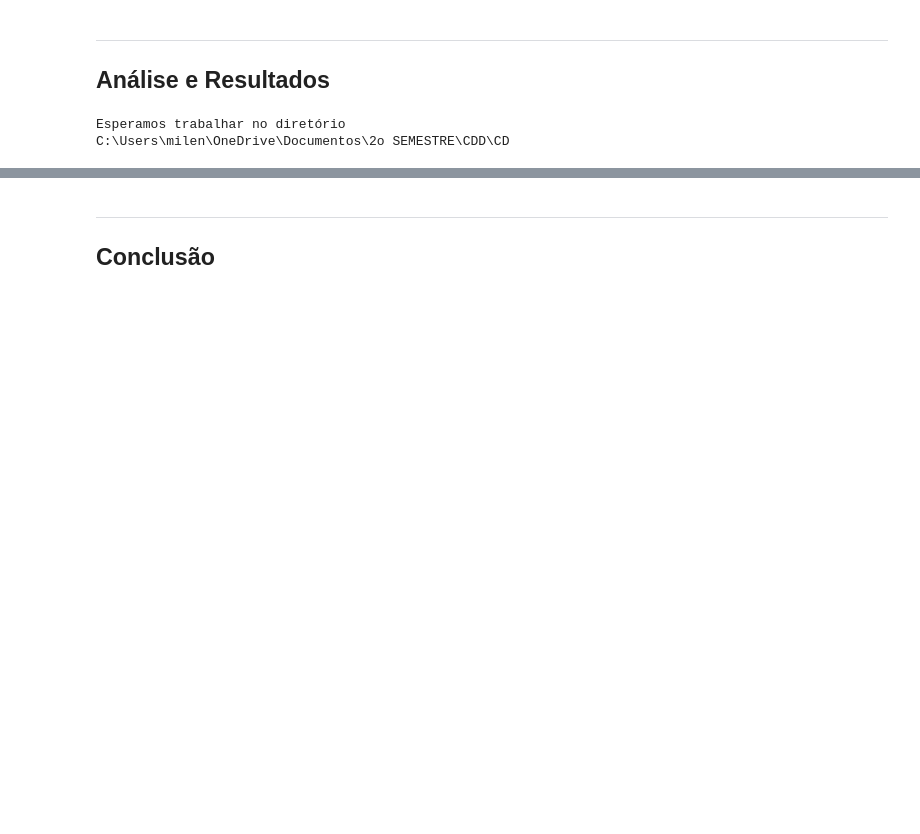
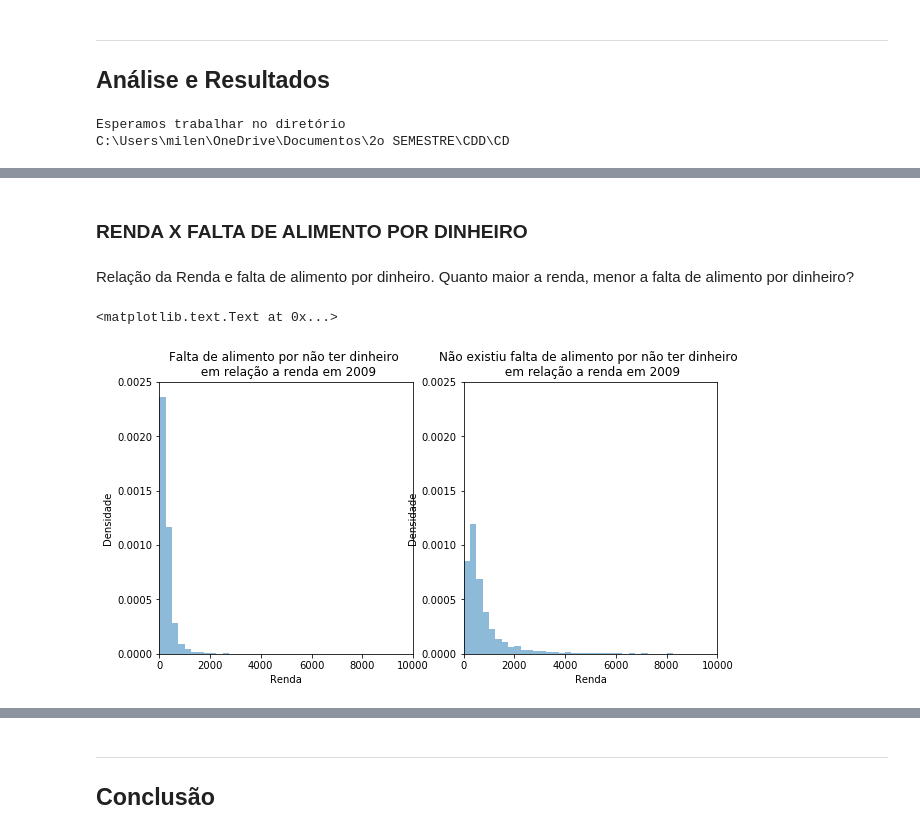
Before and after one commit to milenamaluli/CD, a Jupyter notebook: Projeto1 Milena Maluli.ipynb, the cells around one changed output, grey strips where cells are left out. Saved outputs shown, nothing was run; the diff lists cells and outputs as text; code cells hidden in the pictures; blank space fills up the shorter version.

```diff
--- a/Projeto1 Milena Maluli.ipynb
+++ b/Projeto1 Milena Maluli.ipynb
@@ -128,0 +198,26 @@ SyntaxError: positional argument follows keyword argument (<ipython-input-12-c77
+# %% [markdown]
+### RENDA X FALTA DE ALIMENTO POR DINHEIRO
+# %% [markdown]
+Relação da Renda e falta de alimento por dinheiro.
+Quanto maior a renda, menor a falta de alimento por dinheiro?
+# %%
+faixa = arange(0,100000,250)
+
+plt.subplot(121)
+plot = d.RENDA[d.FALTAAL=='Sim'].plot.hist(bins=faixa,title='HISTOGRAMA FALTAAL',figsize=(10,5), normed=1, alpha=0.5)
+plt.ylabel('Densidade')
+plt.xlabel('Renda')
+plt.ylim(0,0.0025)
+plt.xlim(0,10000)
+plt.title('Falta de alimento por não ter dinheiro \n em relação a renda em 2009')
+
+plt.subplot(122)
+plot = d.RENDA[d.FALTAAL=='Nao'].plot.hist(bins=faixa,title='HISTOGRAMA SEM FALTAAL',figsize=(10,5), normed=1, alpha=0.5)
+plt.ylabel('Densidade')
+plt.xlabel('Renda')
+plt.ylim(0,0.0025)
+plt.xlim(0,10000)
+plt.title('Não existiu falta de alimento por não ter dinheiro \n em relação a renda em 2009')
+# %% [output]
+<matplotlib.text.Text at 0x...>
+[figure, added]
```
Also changed, not shown: parts of 38 cells of this notebook.
